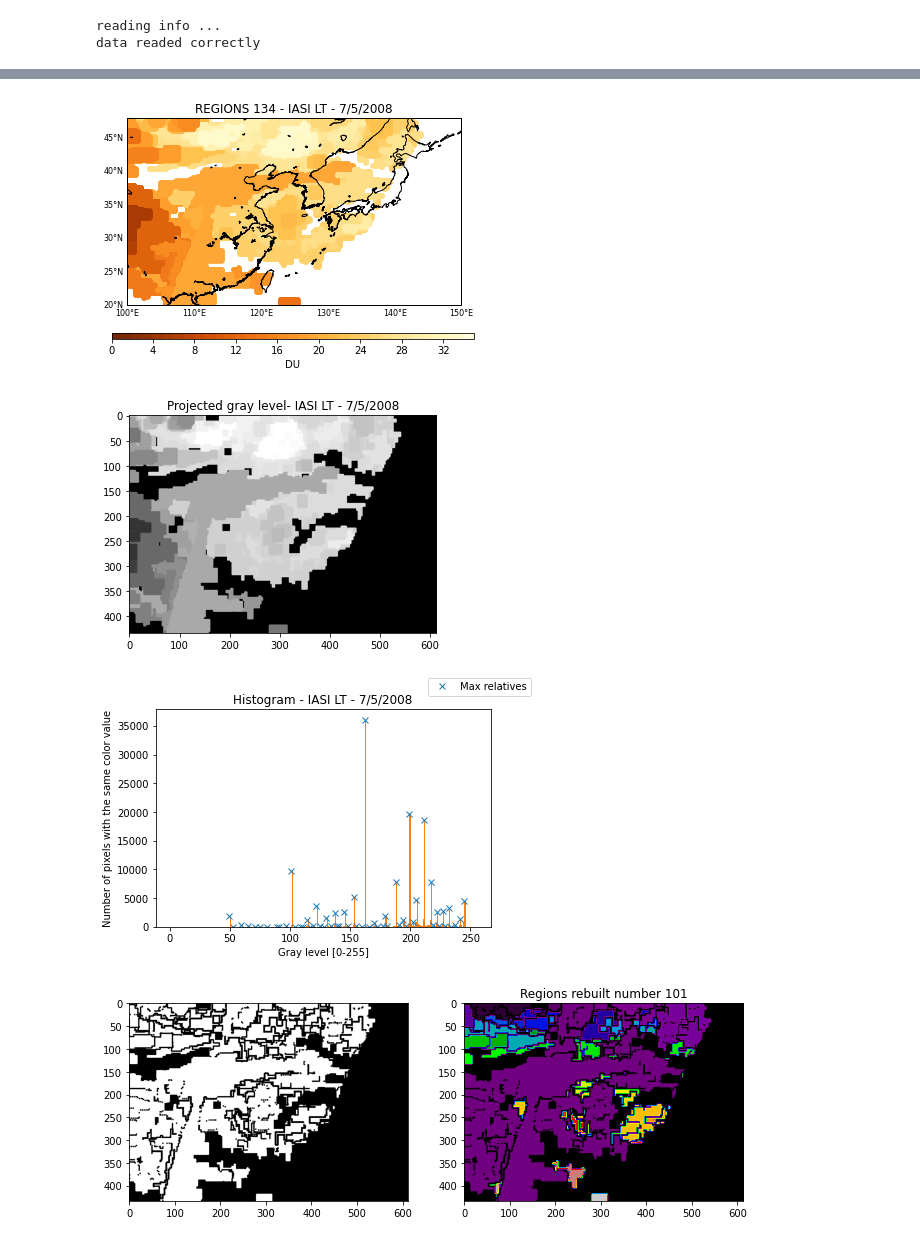
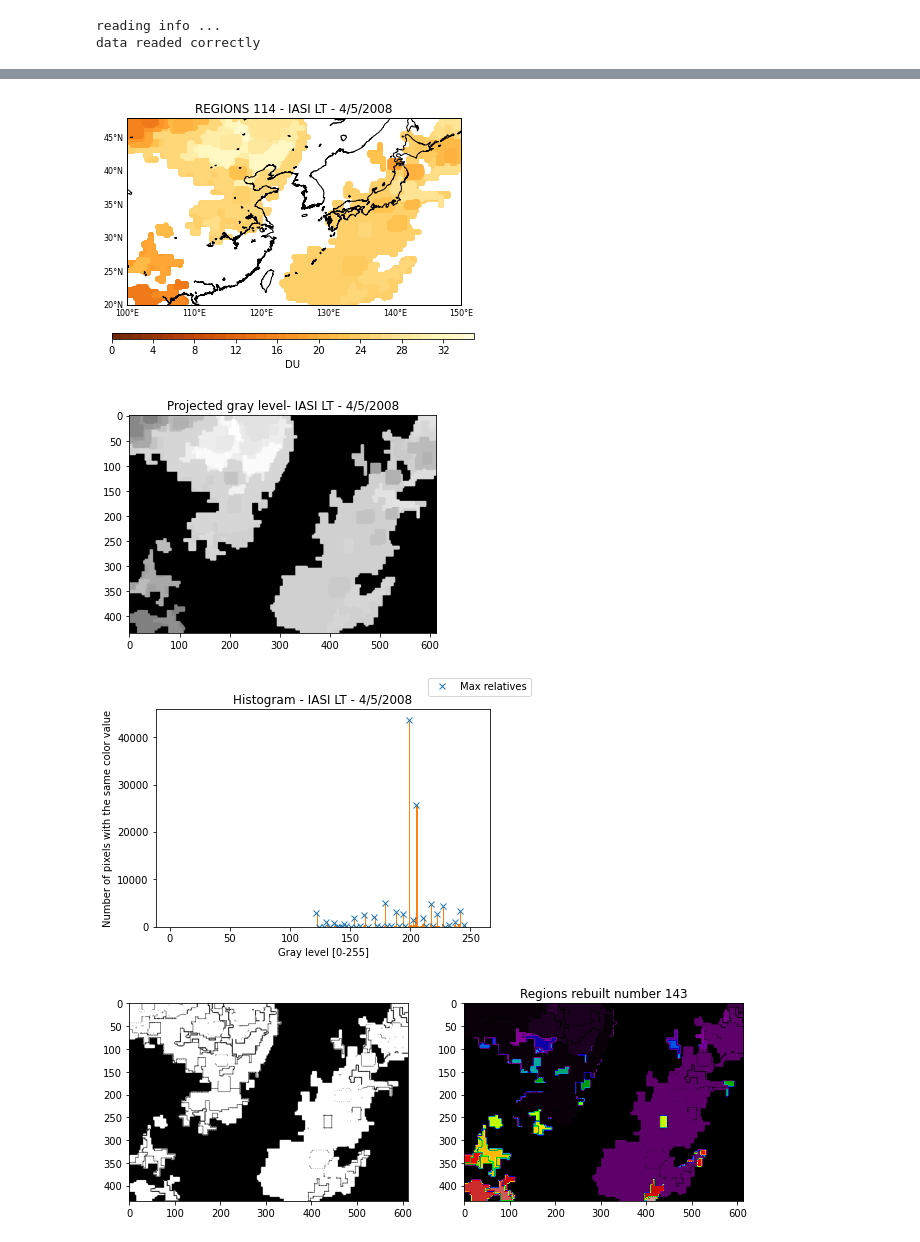
Before and after one commit to kmiloarguello/ozone-pollution, a Jupyter notebook: main.ipynb, the cells around one changed output, grey strips where cells are left out. Cells and saved outputs as stored; diff of their text form; code cells hidden in the pictures.

```diff
--- a/main.ipynb
+++ b/main.ipynb
@@ -1020,7 +1020,7 @@ imageLT = SplitImageLevels()
 
 imageLT.set_year(2008)
 imageLT.set_month(5)
-imageLT.set_day(7)
+imageLT.set_day(4)
 imageLT.set_image_type("LT")
 imageLT.set_image_name("levels")
 imageLT.set_weight_gray_values(1)
@@ -1113,8 +1113,13 @@ fig2 = plt.figure()
 xx_range = [0, image.shape[1]]
 yy_range = [0, image.shape[0]]
 
+area_total = image.shape[1] * image.shape[0]
+area_back = 0.
 for poly in polys_back:
+
   if poly.area > 100.:
+
+    area_back += poly.area
     x,y = poly.exterior.xy
 
     ax.plot(x,y)
@@ -1129,4 +1134,9 @@ for poly in polys_back:
     ax1.set_xlim(*xx_range)
     ax1.set_ylim(*yy_range)
     ax1.invert_yaxis()
+
+print(area_total)
+print(area_back)
+area_dif = area_total - area_back
+print("\n Percentage background", str(int(area_dif * 100 / area_total)) + "%" )
 # %% [output]
@@ -1302,7 +1316,7 @@ for p in polys:
 # %%
 imageLT.plot_mser_final_regions(t_i, regx, regy, values)
 # %% [output]
-[figure, old version]
+[figure, new version]
 # %%
 filename = imageLT.export_mser_regions(image, regx, regy, values)
 image_flat = io.imread(filename)
@@ -1316,46 +1330,46 @@ ax1.imshow(image_flat, cmap="gray")
 ax1.set_title('Projected gray level- IASI ' + imageLT.image_type + " - " + str(imageLT.day) +"/"+ str(imageLT.month) +"/"+ str(imageLT.year))
 f1.show()
 # %% [output]
-[figure, old version]
+[figure, new version]
 # %%
 # Make bins
 bins = np.arange(image_flat.min() + 1, 254)
 # Compute histogram
 h, _ = np.histogram(image_flat, bins)
 bins = bins[:len(bins) - 1]
 
-peaks, _ = find_peaks(h)
+peaks, _ = find_peaks(h) #,height=1000)
 
 # Main condition to create the threshold
 gray_levels_selected = bins[peaks]
 black_image = np.zeros(image_flat.shape, np.uint8)
 
-for i in gray_levels_selected:
-  black_image[image_flat == i] = 1
+for i, value in enumerate(gray_levels_selected):
+  black_image[image_flat == value] = 1
 
 kernel = np.ones((3,3), np.uint8)
-black_image  = cv2.morphologyEx(black_image, cv2.MORPH_OPEN, kernel)
-black_image  = cv2.morphologyEx(black_image, cv2.MORPH_ERODE, kernel)
+#black_image  = cv2.morphologyEx(black_image, cv2.MORPH_OPEN, kernel)
+#black_image  = cv2.morphologyEx(black_image, cv2.MORPH_ERODE, kernel)
 
 labels, num = measure.label(black_image, return_num=True, connectivity=None, background=0.)
 
 f2,ax2 = plt.subplots(1,1)
 ax2.plot(peaks,h[peaks], "x", label="Max relatives")
 ax2.hist(image_flat.ravel(),254,[1,254]);
 ax2.set_title('Histogram - IASI ' + imageLT.image_type + " - " + str(imageLT.day) +"/"+ str(imageLT.month) +"/"+ str(imageLT.year))
 ax2.set_xlabel("Gray level [0-255]")
 ax2.set_ylabel("Number of pixels with the same color value")
 f2.legend()
 f2.show()
 
 fig0, (ax0,ax1) = plt.subplots(1,2, figsize=(11,8))
 ax0.imshow(black_image, cmap="gray")
 ax1.imshow(labels, cmap='nipy_spectral')
 ax1.set_title("Regions rebuilt number " + str(num))
 fig0.show()
 # %% [output]
-[figure, old version]
+[figure, new version]
-[figure, old version]
+[figure, new version]
 # %%
 _labels = ndimage.label(black_image)
 
```
Also changed, not shown: parts of 23 cells of this notebook, 1 other file.
